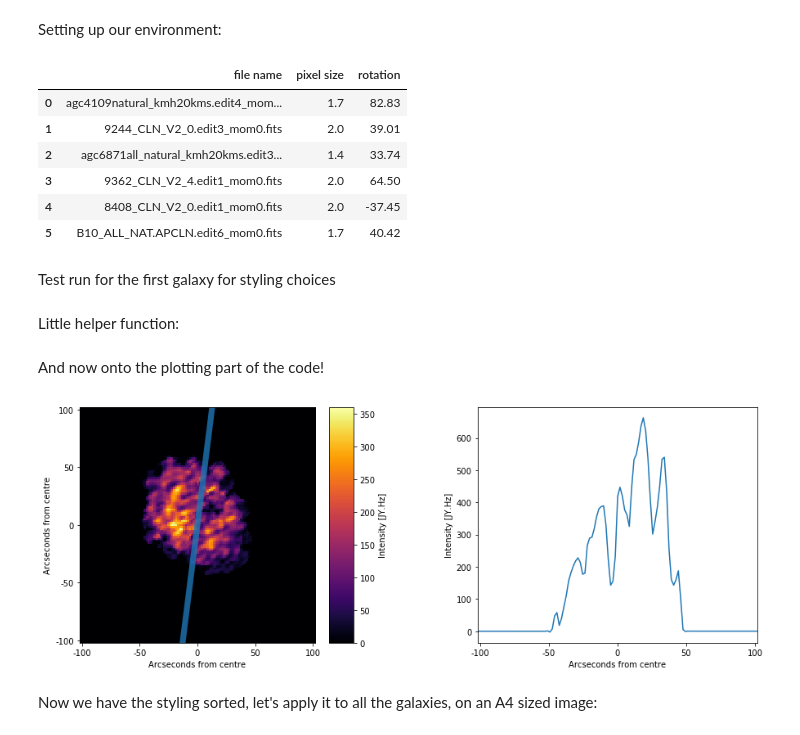
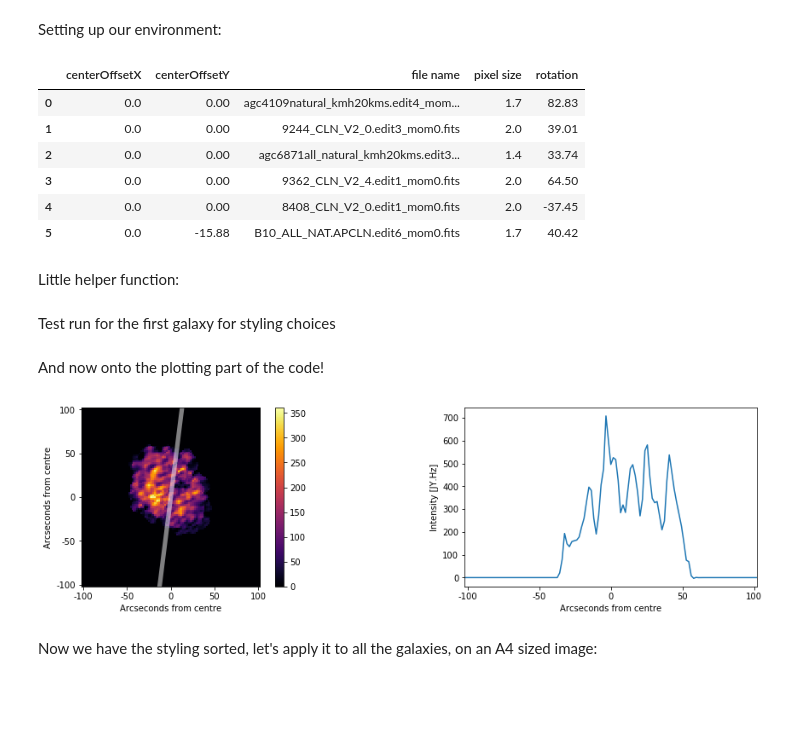
Before and after one commit to tingard/HI-plots-for-Lucy, a Jupyter notebook: main.ipynb, the cells around one changed output. Cells and saved outputs as stored; diff of their text form; code cells hidden in the pictures; blank space fills up the shorter version.

Commit message:
Fixed offest issue with one of the galaxies Made sure to be summing over the correct axis when calculating the galaxy slice (whoops)

```diff
--- a/main.ipynb
+++ b/main.ipynb
@@ -40,15 +40,15 @@ df = pd.DataFrame.from_dict({
     ],
     'rotation': [82.83, 39.01, 33.74, 64.5, -37.45, 40.42],
     'pixel size': [1.7, 2, 1.4, 2, 2, 1.7],
+    'centerOffsetX': [0, 0, 0, 0, 0, 0.],
+    'centerOffsetY': [0, 0, 0, 0, 0, -15.88],
 })
 df
 # %% [output]
-|  | file name | pixel size | rotation |
-| 0 | agc4109natural_kmh20kms.edit4_mom... | 1.7 | 82.83 |
-| 1 | 9244_CLN_V2_0.edit3_mom0.fits | 2.0 | 39.01 |
-| 2 | agc6871all_natural_kmh20kms.edit3... | 1.4 | 33.74 |
-| 3 | 9362_CLN_V2_4.edit1_mom0.fits | 2.0 | 64.50 |
-| 4 | 8408_CLN_V2_0.edit1_mom0.fits | 2.0 | -37.45 |
-| 5 | B10_ALL_NAT.APCLN.edit6_mom0.fits | 1.7 | 40.42 |
+|  | centerOffsetX | centerOffsetY | file name | pixel size | rotation |
+| 0 | 0.0 | 0.00 | agc4109natural_kmh20kms.edit4_mom... | 1.7 | 82.83 |
+| 1 | 0.0 | 0.00 | 9244_CLN_V2_0.edit3_mom0.fits | 2.0 | 39.01 |
+| 2 | 0.0 | 0.00 | agc6871all_natural_kmh20kms.edit3... | 1.4 | 33.74 |
+| 3 | 0.0 | 0.00 | 9362_CLN_V2_4.edit1_mom0.fits | 2.0 | 64.50 |
+| 4 | 0.0 | 0.00 | 8408_CLN_V2_0.edit1_mom0.fits | 2.0 | -37.45 |
+| 5 | 0.0 | -15.88 | B10_ALL_NAT.APCLN.edit6_mom0.fits | 1.7 | 40.42 |
-# %% [markdown]
-Test run for the first galaxy for styling choices
@@ -76,3 +56,5 @@ middle = np.add.reduce(
 Little helper function:
 # %%
 toRad = lambda angle: np.pi * angle / 180
+# %% [markdown]
+Test run for the first galaxy for styling choices
@@ -88,26 +104,23 @@ rotatedLowerCrop = (rotatedCenter - n).astype(int)
 rotatedUpperCrop = (rotatedCenter + n).astype(int)
 
 # create a new figure
-fig = plt.figure(figsize=(14, 5))
+fig = plt.figure(figsize=(14, 8))
 
 # working on the first panel
-plt.subplot(121)
+plt.subplot(221)
 ax = plt.gca()
 
 # show the rotated HI data
-im = plt.imshow(hIFits[0].data, origin='lower', cmap='inferno')
+im = plt.imshow(data, origin='lower', cmap='inferno')
 
 # Add a rectangle to represent center region, in the correct orientation
 rectangleOrigin = np.array([0, center[1]-1.5])
-rotationMatrix = [
-    [np.cos(toRad(galaxy['rotation'])), -np.sin(toRad(galaxy['rotation']))],
-    [np.sin(toRad(galaxy['rotation'])), np.cos(toRad(galaxy['rotation']))]
-]
+
 r = Rectangle(
     np.dot(rotationMatrix, rectangleOrigin - center) + center,
     hIRotated.shape[1],
     3,
-    alpha=0.8,
+    alpha=0.5, fc='w',
     angle=galaxy['rotation']
 )
 ax.add_artist(r)
@@ -128,41 +141,38 @@ ax.set_yticklabels(yticks)
 ax.set_xlabel('Arcseconds from centre')
 ax.set_ylabel('Arcseconds from centre')
 
 # setting limits to crop our image
 ax.set_xlim(lowerCrop[0], upperCrop[0])
 ax.set_ylim(lowerCrop[1], upperCrop[1])
 
 # adjust the positioning so we can fit the colorbar in
 fig.subplots_adjust(left=0.1, bottom=0.1, right=0.95, top=0.9, wspace=0.5)
 
 # add the colorbar axes
-cbaxes = fig.add_axes([0.43, 0.1, 0.03, 0.8])
-# add the colorbar
-cbar = fig.colorbar(im, cbaxes)
-cbar.set_label('Intensity [JY.Hz]')
+plt.colorbar()
 
 # Now for the second panel
-plt.subplot(122)
+plt.subplot(222)
 ax = plt.gca()
 
 # Plot the array we've calculated
 ax.plot(middle)
 
 # Set the xticks
-ax.set_xticks(xticks / galaxy['pixel size'] + rotatedCenter[0])
+ax.set_xticks(xticks / galaxy['pixel size'] + rotatedCenter[1])
 ax.set_xticklabels(xticks)
 
 # Set the limit
-ax.set_xlim(rotatedLowerCrop[0], rotatedUpperCrop[0])
+ax.set_xlim(rotatedLowerCrop[1], rotatedUpperCrop[1])
 
 # And axis label!
 ax.set_xlabel('Arcseconds from centre')
 ax.set_ylabel('Intensity [JY.Hz]')
 
 # Save the output
 plt.savefig('example.png', bbox_inches='tight')
 # %% [output]
-[figure, old version]
+[figure, new version]
 # %% [markdown]
 Now we have the styling sorted, let's apply it to all the galaxies, on an A4 sized image:
 # %%
```
Also changed, not shown: parts of 4 cells of this notebook, 3 other files.
